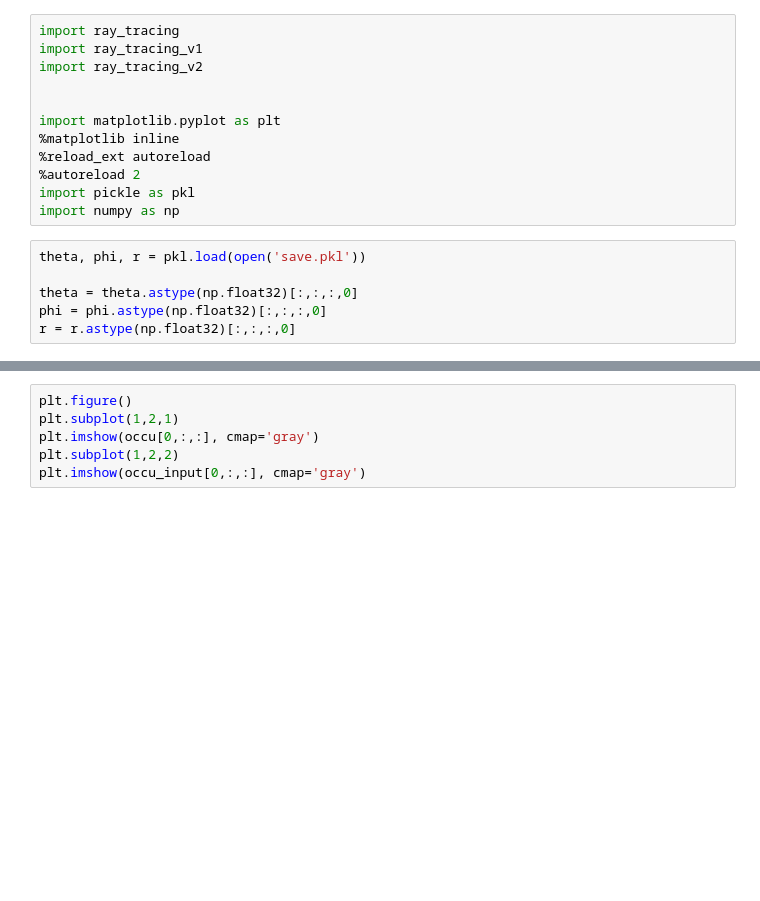
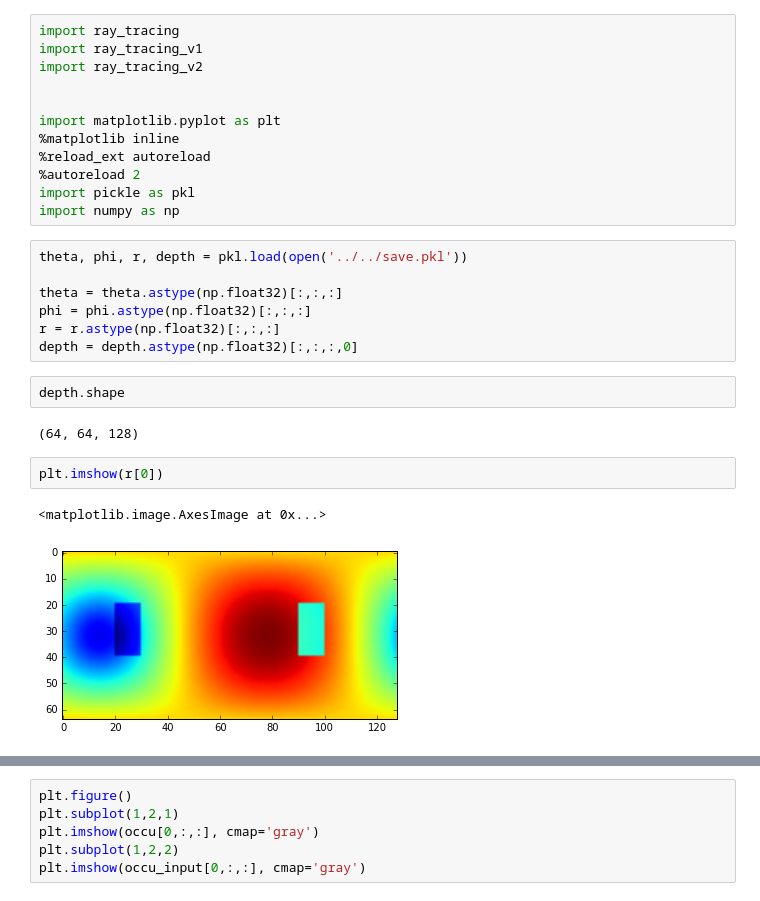
Before and after one commit to fxia22/stn.pytorch, a Jupyter notebook: script/modules/ray/bench_ray.ipynb, the cells around one changed output, grey strips where cells are left out. Saved outputs shown, nothing was run; the diff lists cells and outputs as text; blank space fills up the shorter version.

```diff
--- a/script/modules/ray/bench_ray.ipynb
+++ b/script/modules/ray/bench_ray.ipynb
@@ -11,8 +11,18 @@ import matplotlib.pyplot as plt
 import pickle as pkl
 import numpy as np
 # %%
-theta, phi, r = pkl.load(open('save.pkl'))
+theta, phi, r, depth = pkl.load(open('../../save.pkl'))
 
-theta = theta.astype(np.float32)[:,:,:,0]
-phi = phi.astype(np.float32)[:,:,:,0]
-r = r.astype(np.float32)[:,:,:,0]
+theta = theta.astype(np.float32)[:,:,:]
+phi = phi.astype(np.float32)[:,:,:]
+r = r.astype(np.float32)[:,:,:]
+depth = depth.astype(np.float32)[:,:,:,0]
+# %%
+depth.shape
+# %% [output]
+(64, 64, 128)
+# %%
+plt.imshow(r[0])
+# %% [output]
+<matplotlib.image.AxesImage at 0x...>
+[figure, added]
```
Also changed, not shown: parts of 11 cells of this notebook, 7 other files.
